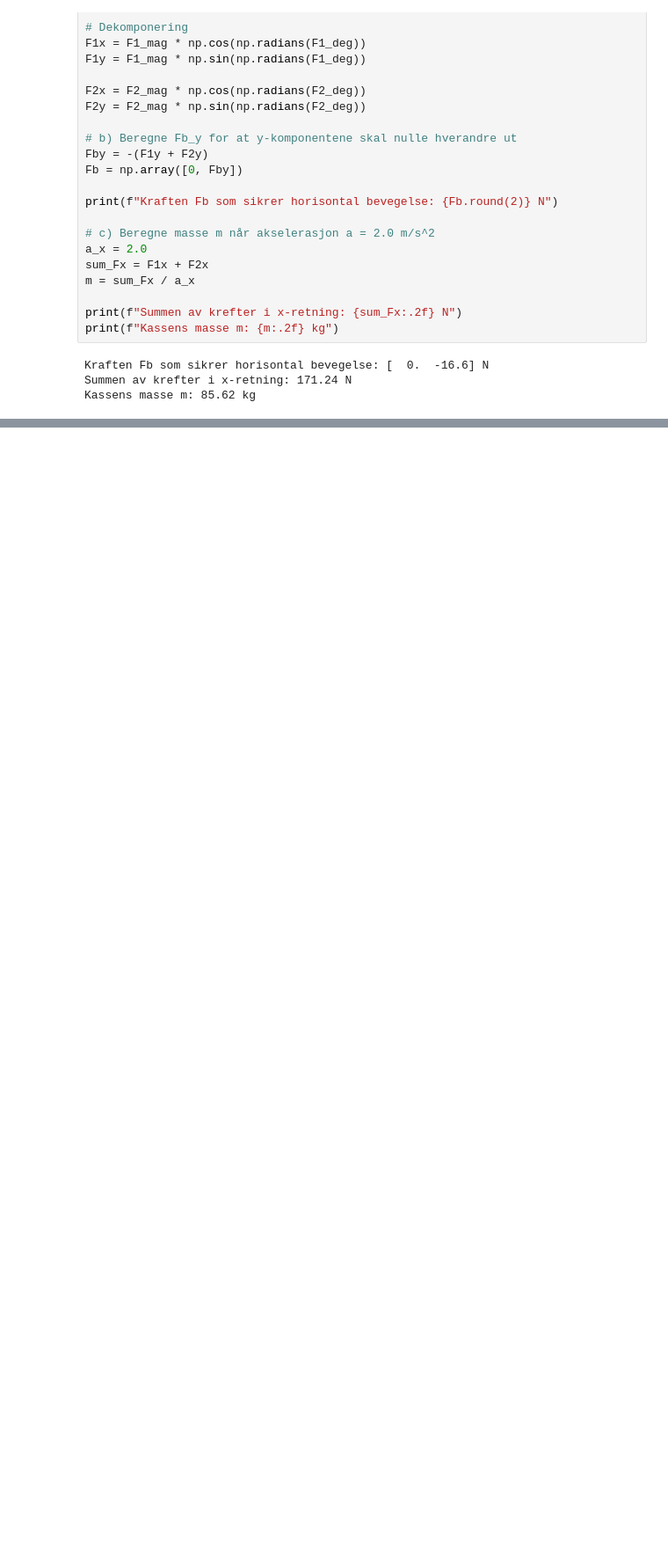
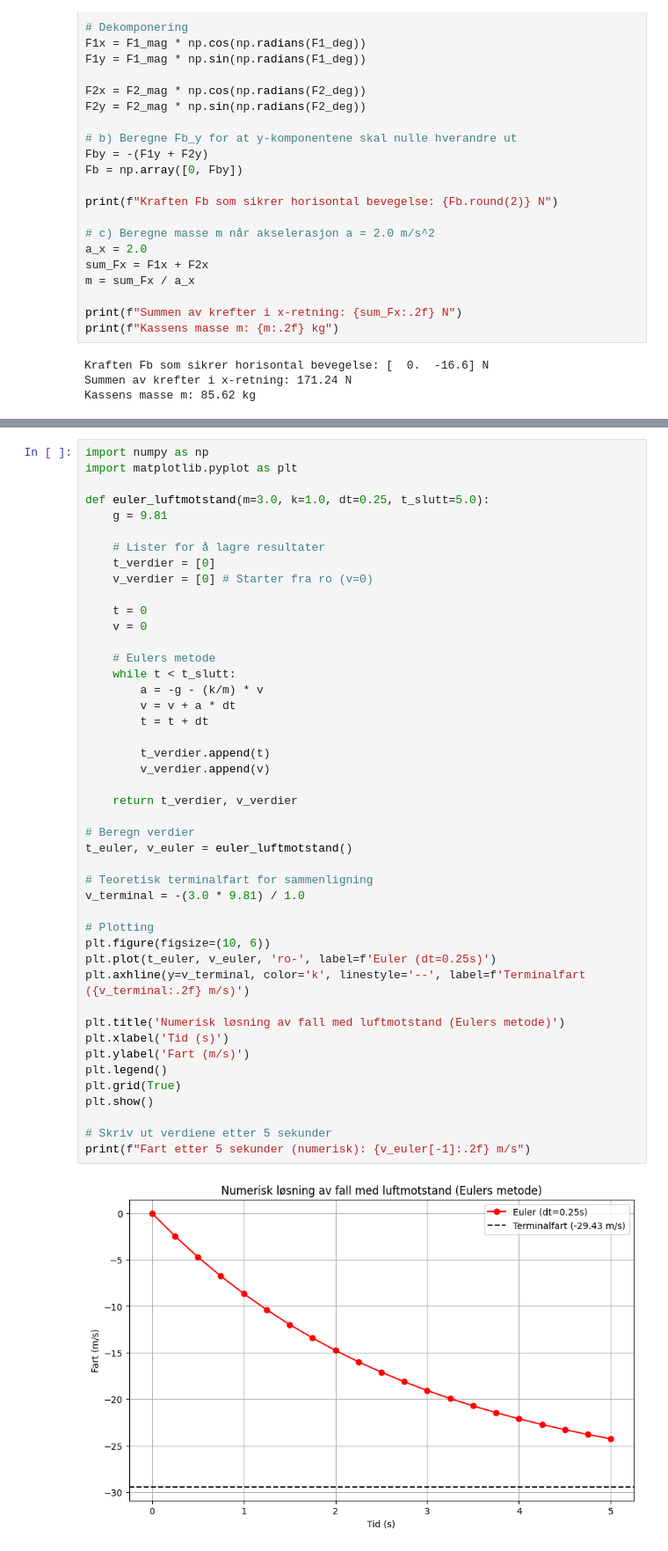
Before and after one commit to LB-Bachelor-mechanical-engineering/ING162v2026, a Jupyter notebook: Oblig1/o1.ipynb, the cells around one changed output, grey strips where cells are left out. Shown at 88% size. Cells and saved outputs as stored; diff of their text form; blank space fills up the shorter version.

```diff
--- a/Oblig1/o1.ipynb
+++ b/Oblig1/o1.ipynb
@@ -334,0 +356,47 @@ Kassens masse m: 85.62 kg
+# %%
+import numpy as np
+import matplotlib.pyplot as plt
+
+def euler_luftmotstand(m=3.0, k=1.0, dt=0.25, t_slutt=5.0):
+    g = 9.81
+
+    # Lister for å lagre resultater
+    t_verdier = [0]
+    v_verdier = [0] # Starter fra ro (v=0)
+
+    t = 0
+    v = 0
+
+    # Eulers metode
+    while t < t_slutt:
+        a = -g - (k/m) * v
+        v = v + a * dt
+        t = t + dt
+
+        t_verdier.append(t)
+        v_verdier.append(v)
+
+    return t_verdier, v_verdier
+
+# Beregn verdier
+t_euler, v_euler = euler_luftmotstand()
+
+# Teoretisk terminalfart for sammenligning
+v_terminal = -(3.0 * 9.81) / 1.0
+
+# Plotting
+plt.figure(figsize=(10, 6))
+plt.plot(t_euler, v_euler, 'ro-', label=f'Euler (dt=0.25s)')
+plt.axhline(y=v_terminal, color='k', linestyle='--', label=f'Terminalfart ({v_terminal:.2f} m/s)')
+
+plt.title('Numerisk løsning av fall med luftmotstand (Eulers metode)')
+plt.xlabel('Tid (s)')
+plt.ylabel('Fart (m/s)')
+plt.legend()
+plt.grid(True)
+plt.show()
+
+# Skriv ut verdiene etter 5 sekunder
+print(f"Fart etter 5 sekunder (numerisk): {v_euler[-1]:.2f} m/s")
+# %% [output]
+[figure, added]
```
Also changed, not shown: parts of 8 cells of this notebook.
